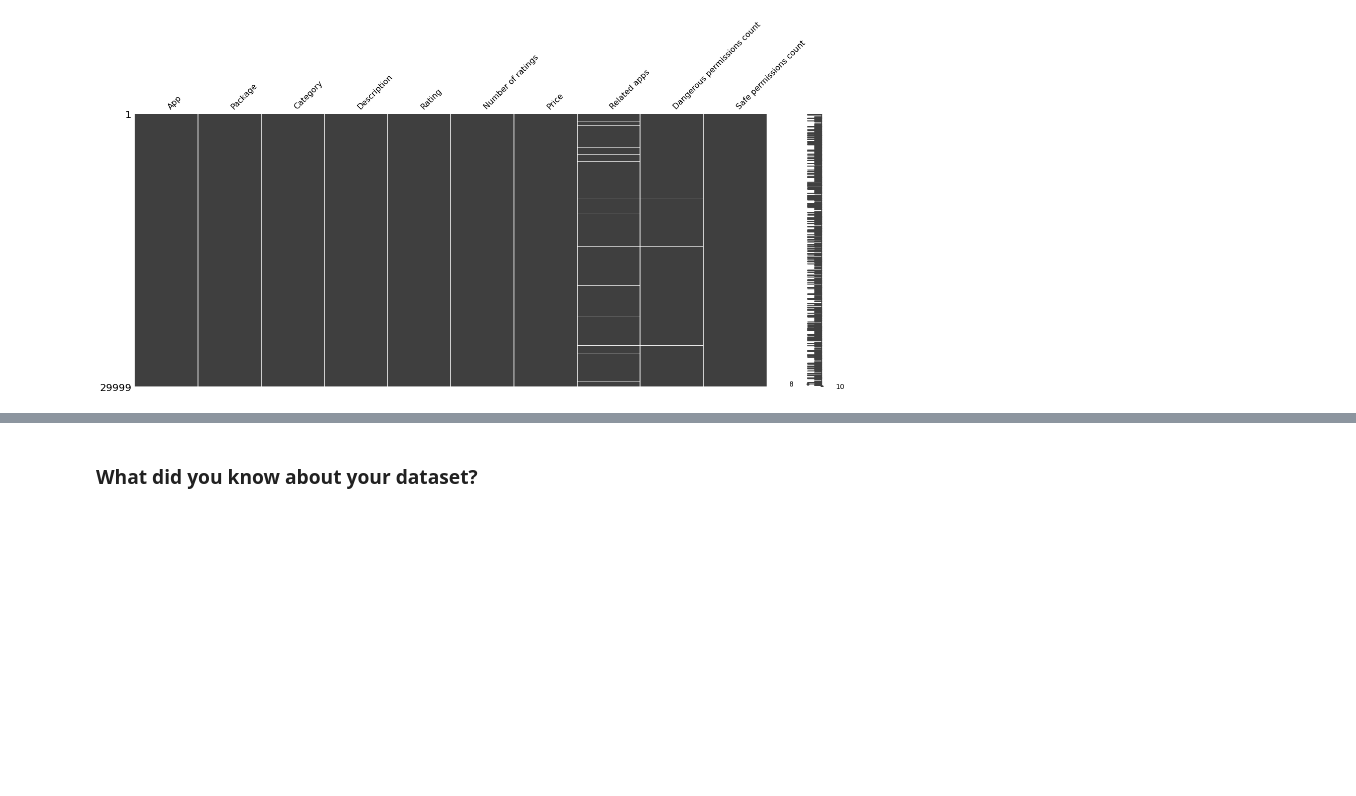
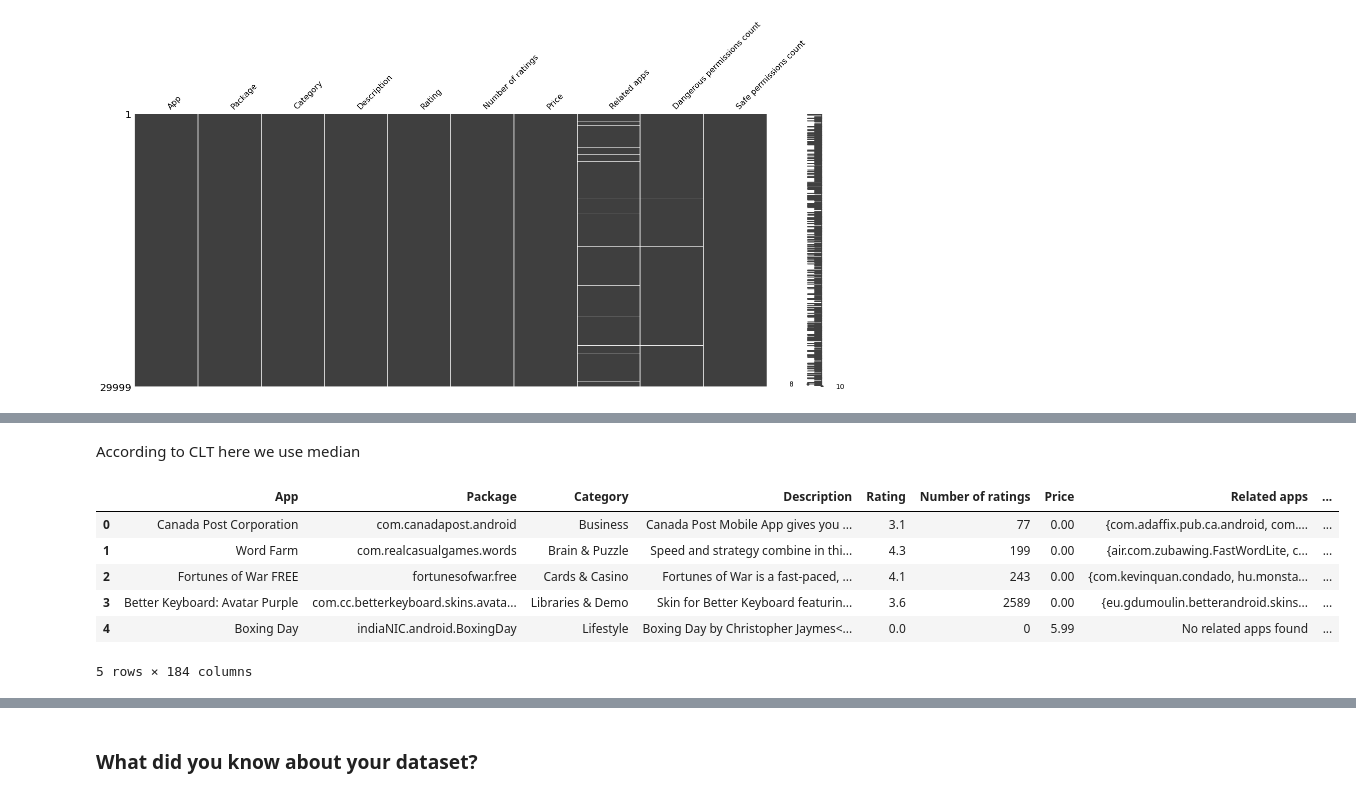
Before and after one commit to v1git12/Capstone-Project-3-Android-Authenticity-Prediction-, a Jupyter notebook: Android_Authenticity_Prediction.ipynb, the cells around one changed output, grey strips where cells are left out. Cells and saved outputs as stored; diff of their text form; code cells hidden in the pictures; blank space fills up the shorter version.

```diff
--- a/Android_Authenticity_Prediction.ipynb
+++ b/Android_Authenticity_Prediction.ipynb
@@ -182,0 +226,19 @@ msno.matrix(df.iloc[:, :10])
+# %% [markdown]
+According to CLT here we use median
+# %%
+
+# Calculate the median of non-null values in Dangerous permissions count column
+mean_Dangerous= df['Dangerous permissions count'].median()
+
+# Fill the missing values with the median value
+df['Dangerous permissions count'] = df['Dangerous permissions count'].fillna(mean_Dangerous)
+# Display the result
+df.head()
+# %% [output]
+|  | App | Package | Category | Description | Rating | Number of ratings | Price | Related apps | ... |
+| 0 | Canada Post Corporation | com.canadapost.android | Business | Canada Post Mobile App gives you ... | 3.1 | 77 | 0.00 | {com.adaffix.pub.ca.android, com.... | ... |
+| 1 | Word Farm | com.realcasualgames.words | Brain & Puzzle | Speed and strategy combine in thi... | 4.3 | 199 | 0.00 | {air.com.zubawing.FastWordLite, c... | ... |
+| 2 | Fortunes of War FREE | fortunesofwar.free | Cards & Casino | Fortunes of War is a fast-paced, ... | 4.1 | 243 | 0.00 | {com.kevinquan.condado, hu.monsta... | ... |
+| 3 | Better Keyboard: Avatar Purple | com.cc.betterkeyboard.skins.avata... | Libraries & Demo | Skin for Better Keyboard featurin... | 3.6 | 2589 | 0.00 | {eu.gdumoulin.betterandroid.skins... | ... |
+| 4 | Boxing Day | indiaNIC.android.BoxingDay | Lifestyle | Boxing Day by Christopher Jaymes<... | 0.0 | 0 | 5.99 | No related apps found | ... |
+5 rows × 184 columns
```
Also changed, not shown: parts of 36 cells of this notebook.
